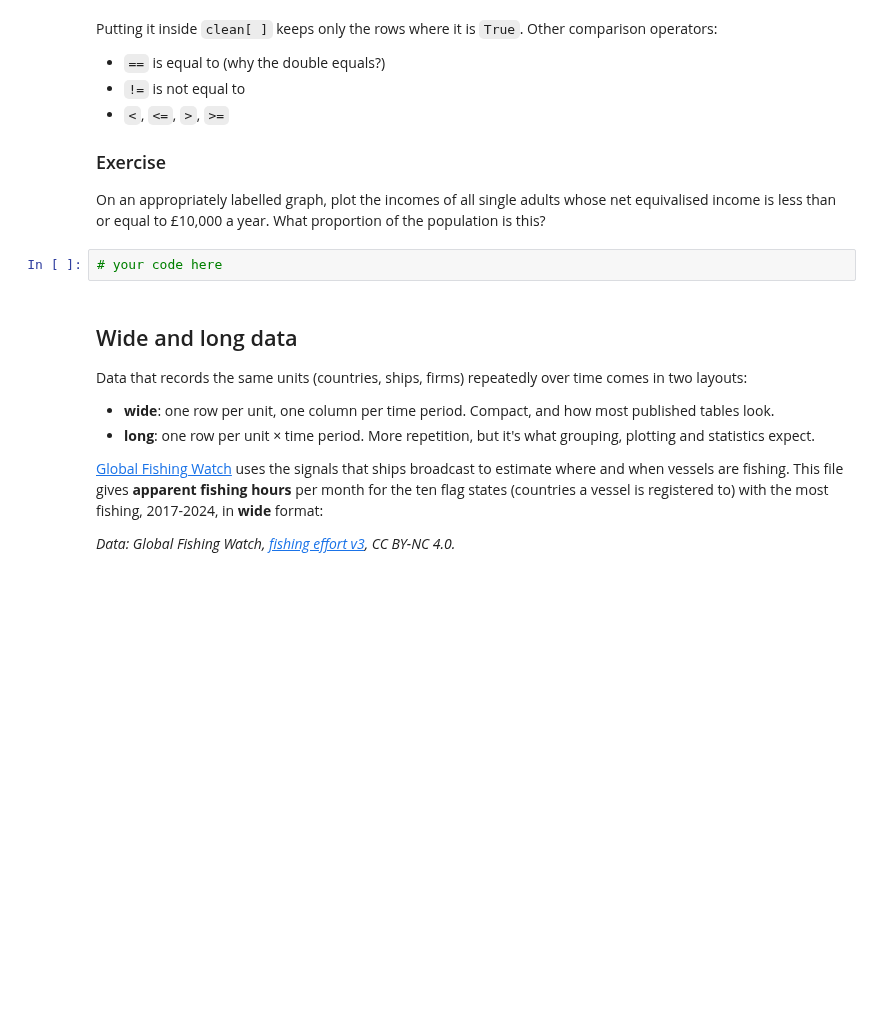
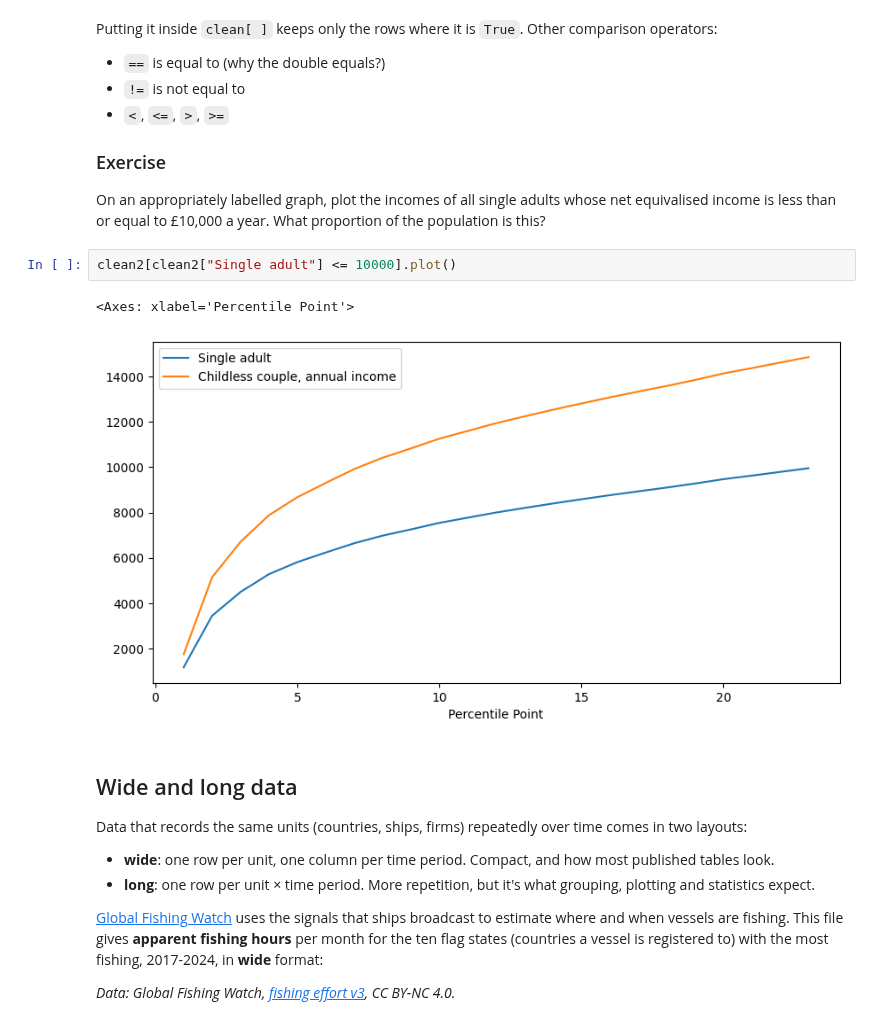
Before and after one commit to 5aramsd/QM2, a Jupyter notebook: notebooks/W02. Pandas.ipynb, the cells around one changed output. Drawn from its saved outputs; the diff is of its cells as text; blank space fills up the shorter version.

```diff
--- a/notebooks/W02. Pandas.ipynb
+++ b/notebooks/W02. Pandas.ipynb
@@ -266,7 +290,10 @@ Putting it inside `clean[ ]` keeps only the rows where it is `True`. Other compa
 
 On an appropriately labelled graph, plot the incomes of all single adults whose net equivalised income is less than or equal to £10,000 a year. What proportion of the population is this?
 # %%
-# your code here
+clean2[clean2["Single adult"] <= 10000].plot()
+# %% [output]
+<Axes: xlabel='Percentile Point'>
+[figure, added]
 # %% [markdown]
 ## Wide and long data
 
```
Also changed, not shown: parts of 5 cells of this notebook.
